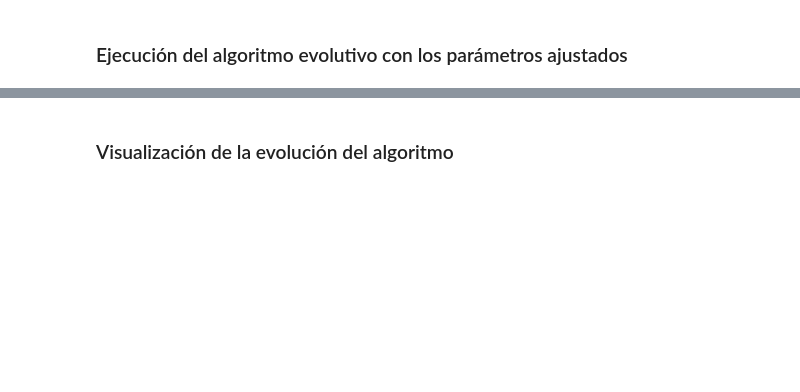
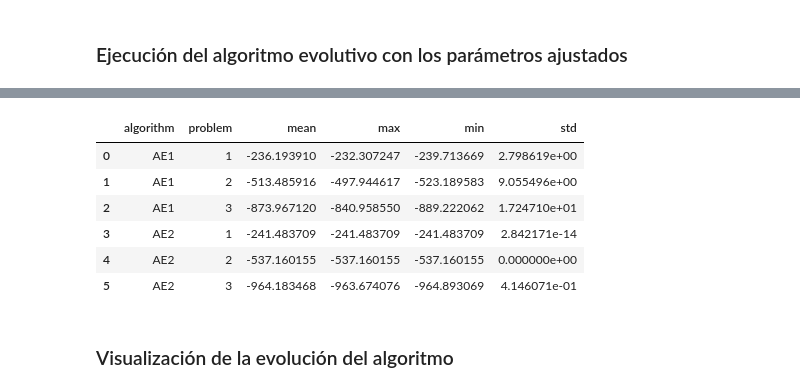
Before and after one commit to santimndez/cbio_practicas, a Jupyter notebook: notebooks/cbio_p9.ipynb, the cells around one changed output, grey strips where cells are left out. Saved outputs shown, nothing was run; the diff lists cells and outputs as text; code cells hidden in the pictures; blank space fills up the shorter version.

```diff
--- a/notebooks/cbio_p9.ipynb
+++ b/notebooks/cbio_p9.ipynb
@@ -574,3 +515,13 @@ Desviación estándar:  286.40038477269235
+# %%
+results_df
+# %% [output]
+|  | algorithm | problem | mean | max | min | std |
+| 0 | AE1 | 1 | -236.193910 | -232.307247 | -239.713669 | 2.798619e+00 |
+| 1 | AE1 | 2 | -513.485916 | -497.944617 | -523.189583 | 9.055496e+00 |
+| 2 | AE1 | 3 | -873.967120 | -840.958550 | -889.222062 | 1.724710e+01 |
+| 3 | AE2 | 1 | -241.483709 | -241.483709 | -241.483709 | 2.842171e-14 |
+| 4 | AE2 | 2 | -537.160155 | -537.160155 | -537.160155 | 0.000000e+00 |
+| 5 | AE2 | 3 | -964.183468 | -963.674076 | -964.893069 | 4.146071e-01 |
 # %% [markdown]
 ### Visualización de la evolución del algoritmo
 # %%
```
Also changed, not shown: parts of 14 cells of this notebook, 7 other files.
